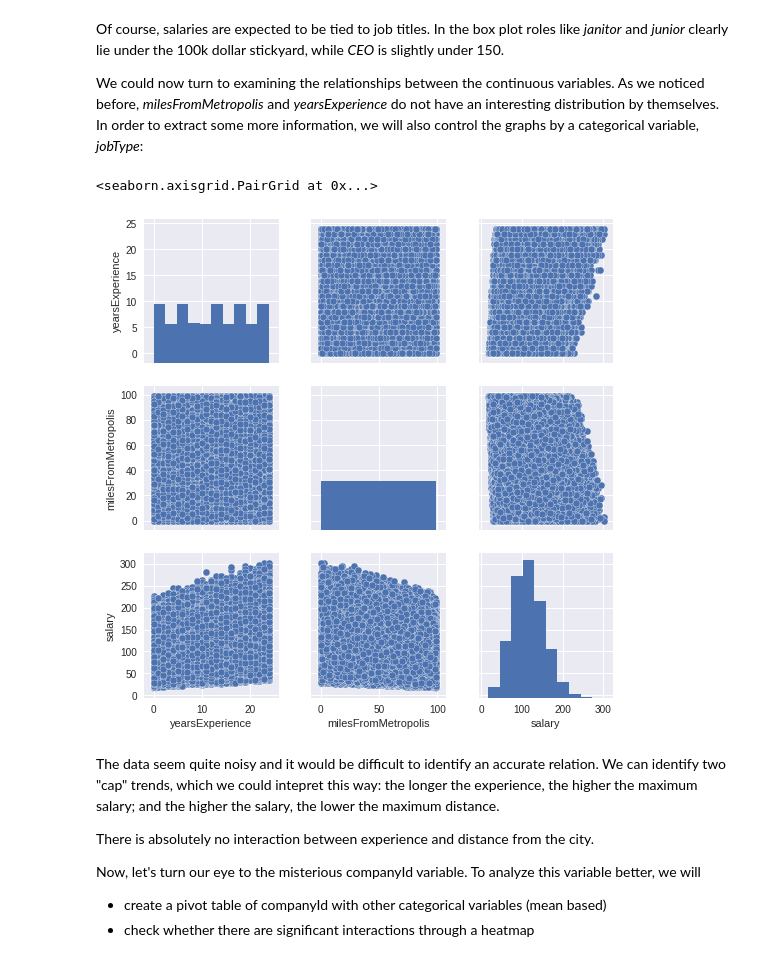
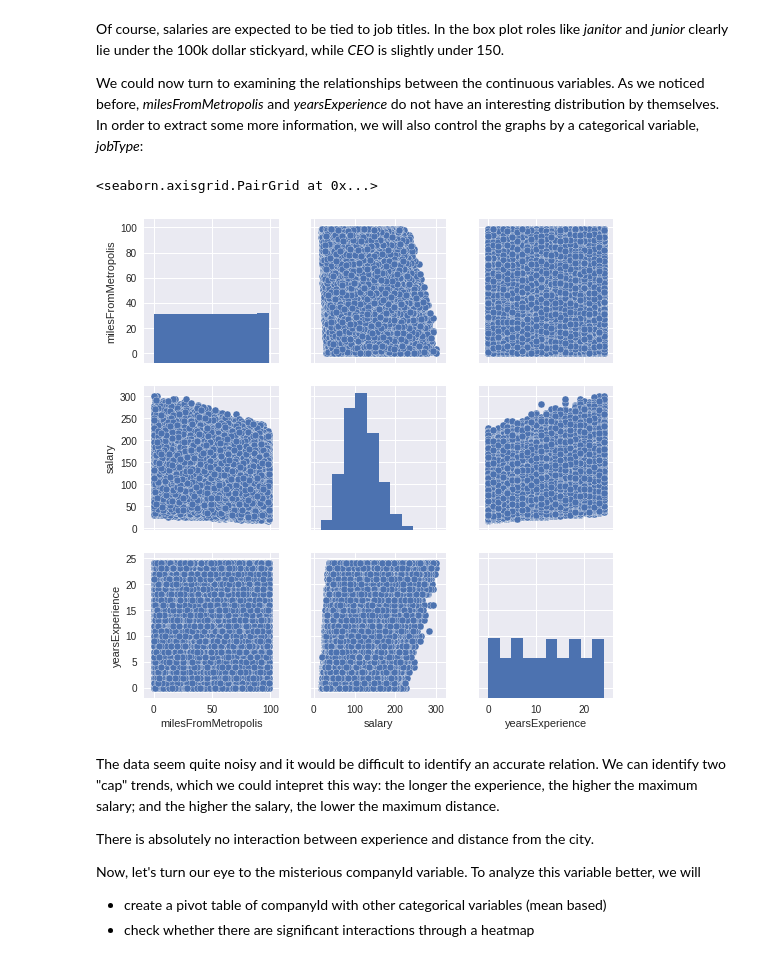
Before and after one commit to liapunov/HRdata, a Jupyter notebook: HRdataNotebook.ipynb, the cells around one changed output. Saved outputs shown, nothing was run; the diff lists cells and outputs as text; code cells hidden in the pictures.

```diff
--- a/HRdataNotebook.ipynb
+++ b/HRdataNotebook.ipynb
@@ -255,6 +277,2 @@ non positive salaries?
 # %% [markdown]
 It seems that there are no macroscopical errors in the data. We did find five rows with salary equal to zero. In a broader study, one could archive these data points as possible volunteering activity, but they look suspicious here. Let' get rid of these jobId both from salary and from the features.
-# %%
-hr_data.train = hr_data.train[hr_data.train.salary > 0]
-
-print(hr_data.train[hr_data.train.salary <= 0].values)
@@ -262,0 +279,6 @@ print(hr_data.train[hr_data.train.salary <= 0].values)
+# %%
+# Since it is the target variable, we need to limit the edit to the train only.
+# Would really need a specific method to manage this case.
+hr_data.merged.loc["train"] = hr_data.merged[hr_data.merged["salary"] > 0]
+
+print(hr_data.merged[hr_data.merged.salary <= 0].values)
@@ -380,13 +429,13 @@ We could now turn to examining the relationships between the continuous variable
 # %%
 # We could try to extract more information from pair plots,
 # for example by checking whether there are any relations between
 # continuous variables and controlling by degree or industry
-sb.pairplot(hr_data.train,\
+sb.pairplot(hr_data.merged.loc["train"].dropna(),\
             vars=hr_data.numericals,\
             kind="scatter")
 # %% [output]
 <seaborn.axisgrid.PairGrid at 0x...>
-[figure, old version]
+[figure, new version]
 # %% [markdown]
 The data seem quite noisy and it would be difficult to identify an accurate relation. We can identify two "cap" trends, which we could intepret this way: the longer the experience, the higher the maximum salary; and the higher the salary, the lower the maximum distance.
 
```
Also changed, not shown: parts of 60 cells of this notebook.
